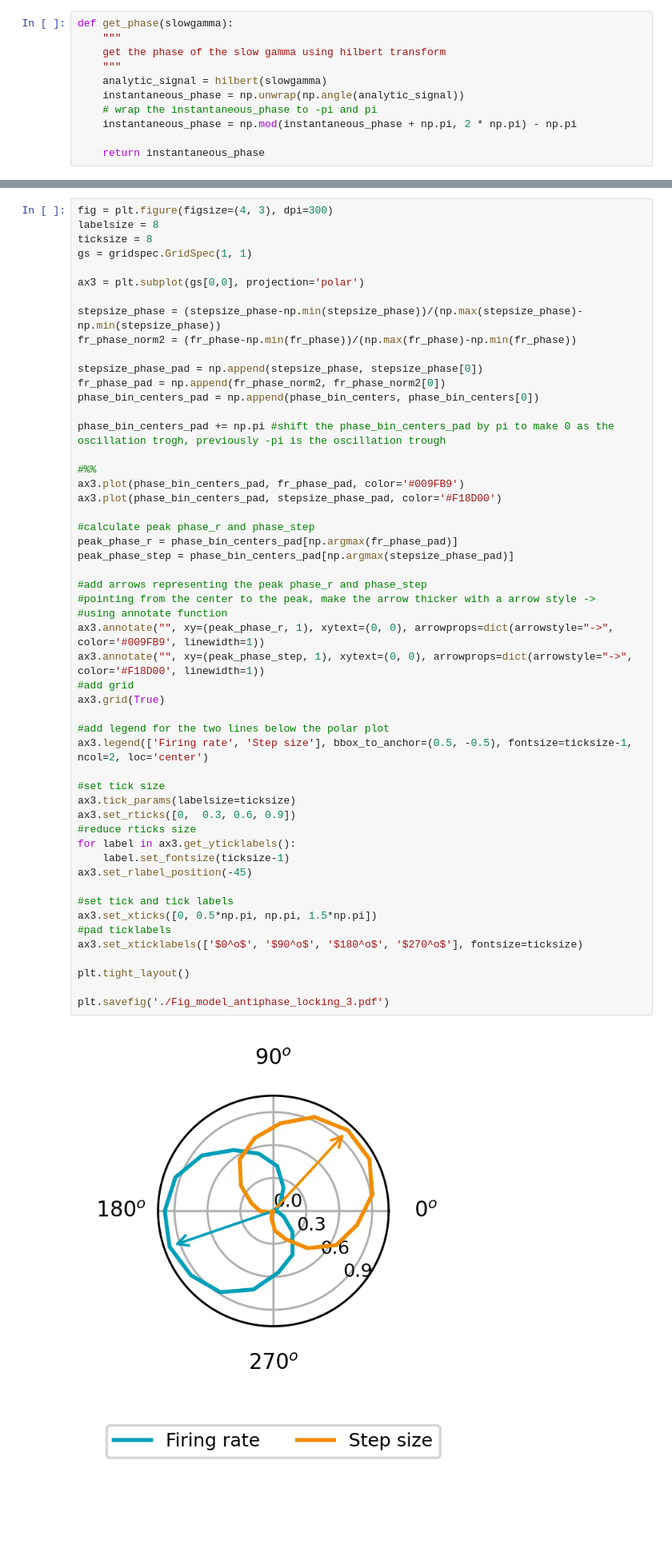
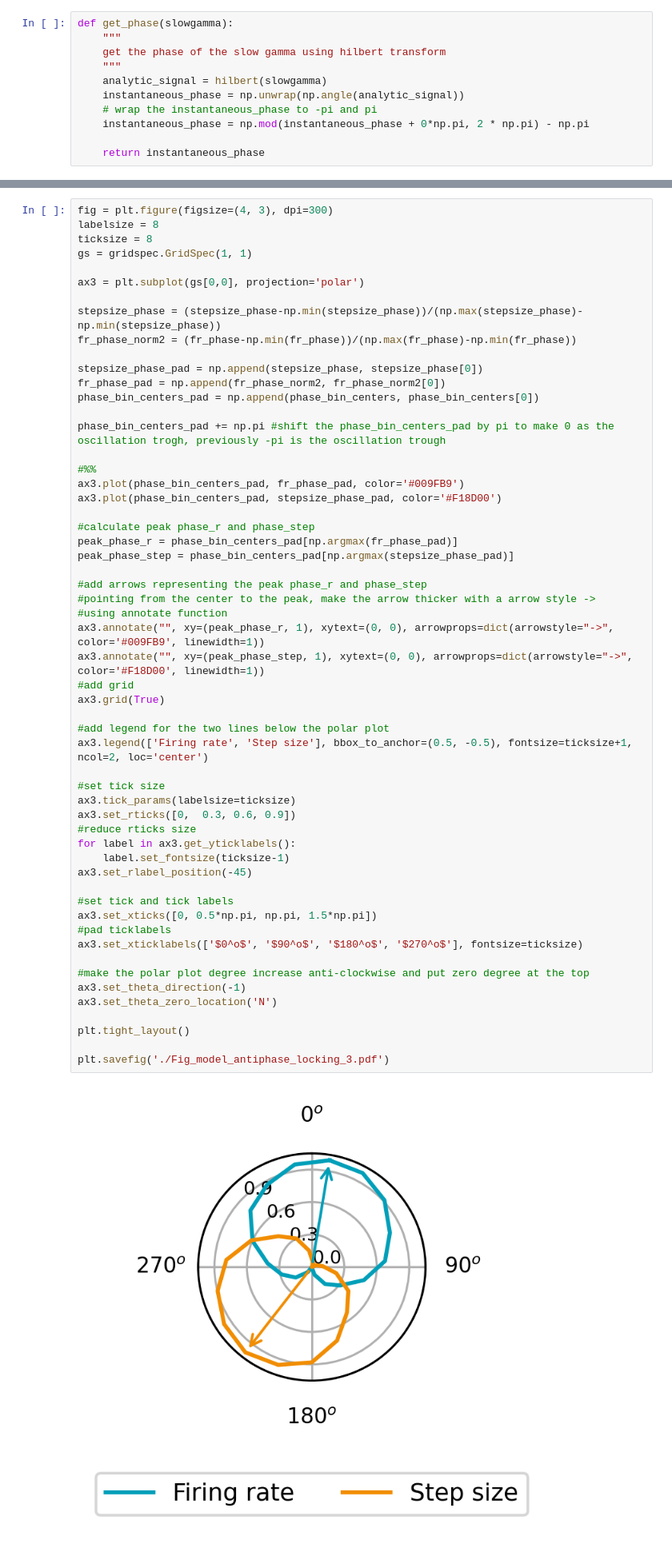
Before and after one commit to ZilongJi/AdaptiveAttractorForSequences, a Jupyter notebook: PaperFigureCode/Fig_modelprediction_activitystepsize.ipynb, the cells around one changed output, grey strips where cells are left out. Shown at 80% size. Saved outputs shown, nothing was run; the diff lists cells and outputs as text; blank space fills up the shorter version.

```diff
--- a/PaperFigureCode/Fig_modelprediction_activitystepsize.ipynb
+++ b/PaperFigureCode/Fig_modelprediction_activitystepsize.ipynb
@@ -190,7 +190,7 @@ def get_phase(slowgamma):
     analytic_signal = hilbert(slowgamma)
     instantaneous_phase = np.unwrap(np.angle(analytic_signal))
     # wrap the instantaneous_phase to -pi and pi
-    instantaneous_phase = np.mod(instantaneous_phase + np.pi, 2 * np.pi) - np.pi
+    instantaneous_phase = np.mod(instantaneous_phase + 0*np.pi, 2 * np.pi) - np.pi
 
     return instantaneous_phase
 # %%
@@ -490,32 +490,36 @@ ax3.plot(phase_bin_centers_pad, stepsize_phase_pad, color='#F18D00')
 peak_phase_r = phase_bin_centers_pad[np.argmax(fr_phase_pad)]
 peak_phase_step = phase_bin_centers_pad[np.argmax(stepsize_phase_pad)]
 
 #add arrows representing the peak phase_r and phase_step
 #pointing from the center to the peak, make the arrow thicker with a arrow style ->
 #using annotate function
 ax3.annotate("", xy=(peak_phase_r, 1), xytext=(0, 0), arrowprops=dict(arrowstyle="->", color='#009FB9', linewidth=1))
 ax3.annotate("", xy=(peak_phase_step, 1), xytext=(0, 0), arrowprops=dict(arrowstyle="->", color='#F18D00', linewidth=1))
 #add grid
 ax3.grid(True)
 
 #add legend for the two lines below the polar plot
-ax3.legend(['Firing rate', 'Step size'], bbox_to_anchor=(0.5, -0.5), fontsize=ticksize-1, ncol=2, loc='center')
+ax3.legend(['Firing rate', 'Step size'], bbox_to_anchor=(0.5, -0.5), fontsize=ticksize+1, ncol=2, loc='center')
 
 #set tick size
 ax3.tick_params(labelsize=ticksize)
 ax3.set_rticks([0,  0.3, 0.6, 0.9])
 #reduce rticks size
 for label in ax3.get_yticklabels():
     label.set_fontsize(ticksize-1)
 ax3.set_rlabel_position(-45)
 
 #set tick and tick labels
 ax3.set_xticks([0, 0.5*np.pi, np.pi, 1.5*np.pi])
 #pad ticklabels
 ax3.set_xticklabels(['$0^o$', '$90^o$', '$180^o$', '$270^o$'], fontsize=ticksize)
 
+#make the polar plot degree increase anti-clockwise and put zero degree at the top
+ax3.set_theta_direction(-1)
+ax3.set_theta_zero_location('N')
+
 plt.tight_layout()
 
 plt.savefig('./Fig_model_antiphase_locking_3.pdf')
 # %% [output]
-[figure, old version]
+[figure, new version]
```
Also changed, not shown: parts of 2 cells of this notebook, 4 other files.
